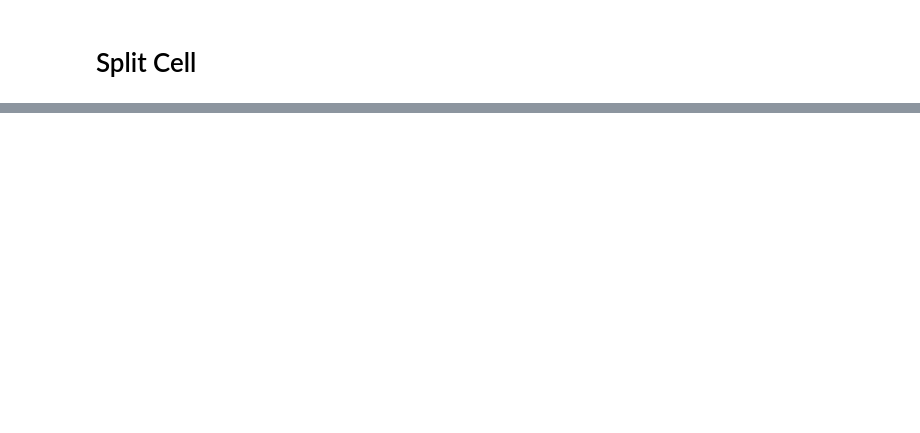
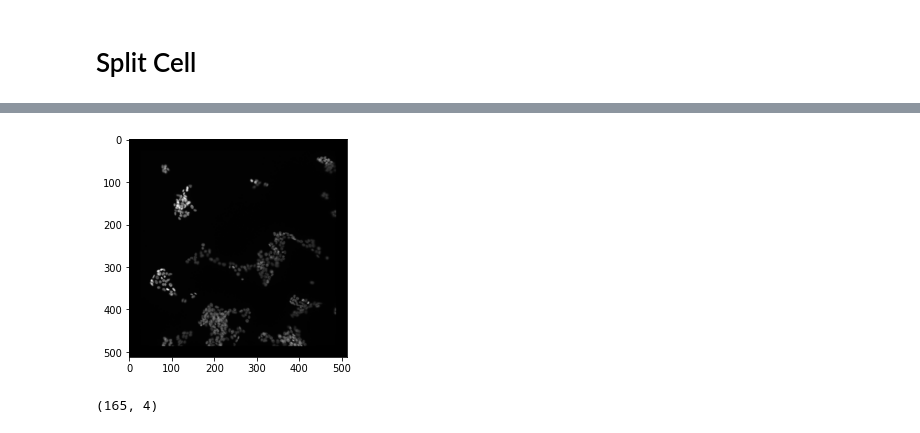
Before and after one commit to DDDog-WANG/NDAcquisition, a Jupyter notebook: Segmentation/MaskRCNN_testonly.ipynb, the cells around one changed output, grey strips where cells are left out. Drawn from its saved outputs; the diff is of its cells as text; code cells hidden in the pictures; blank space fills up the shorter version.

```diff
--- a/Segmentation/MaskRCNN_testonly.ipynb
+++ b/Segmentation/MaskRCNN_testonly.ipynb
@@ -1077,0 +902,10 @@ plt.show()
+# %%
+img = cv2.imread("./root/datasets/jupyter/Test/NDAcquisition-01_XY001.ome/images/NDAcquisition-01_XY001.ome.png")
+plt.imshow(img)
+plt.show()
+# %% [output]
+[figure, added]
+# %%
+boxes.shape
+# %% [output]
+(165, 4)
```
Also changed, not shown: parts of 25 cells of this notebook.
